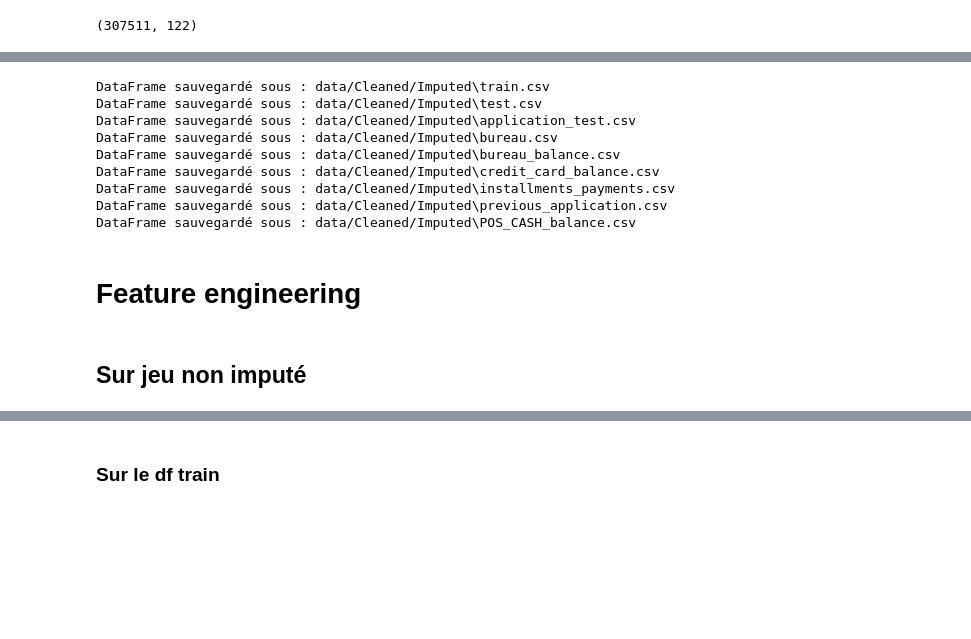
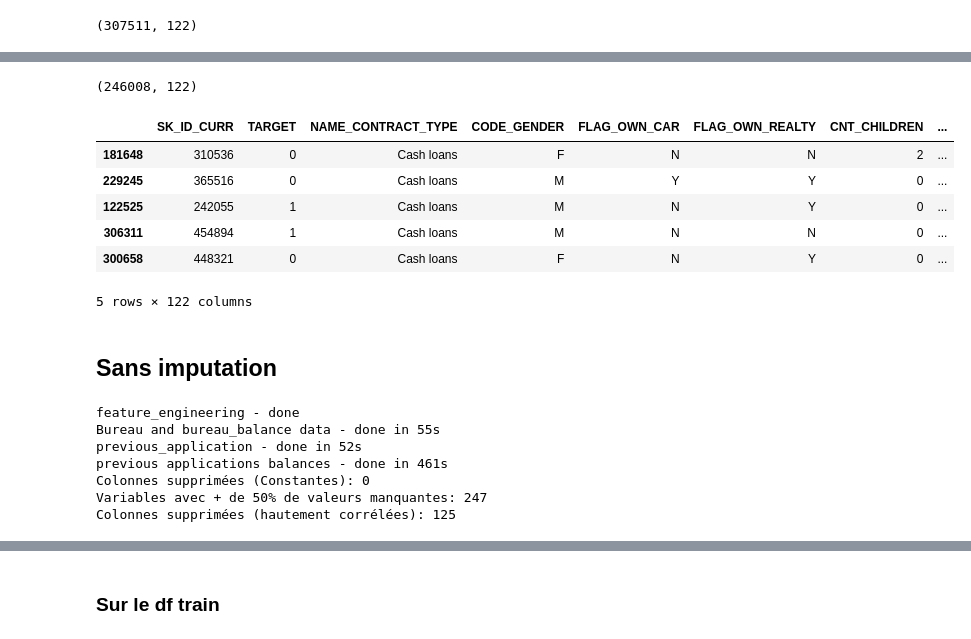
Before and after one commit to Stely-data/OC-Projet-7, a Jupyter notebook: Deveau_Estelle_2_notebook_Modelisation_052024.ipynb, the cells around one changed output, grey strips where cells are left out. Saved outputs shown, nothing was run; the diff lists cells and outputs as text; code cells hidden in the pictures; blank space fills up the shorter version.

```diff
--- a/Deveau_Estelle_2_notebook_Modelisation_052024.ipynb
+++ b/Deveau_Estelle_2_notebook_Modelisation_052024.ipynb
@@ -90,7 +86,7 @@ os.listdir("data/sources/")
  'Projet+Mise+en+prod+-+home-credit-default-risk.zip',
  'sample_submission.csv']
 # %%
-PATH = "./data/sources/"
+PATH = "./data/Sources/"
 # %%
 application_train = pd.read_csv(PATH+"/application_train.csv")
 application_test = pd.read_csv(PATH+"/application_test.csv")
@@ -114,4 +101,0 @@ train, test = train_test_split(application_train, test_size=0.2, random_state=21
-# %%
-# Supprimer les lignes où TARGET est manquant dans application_train
-train.dropna(subset=['TARGET'], inplace=True)
-test.dropna(subset=['TARGET'], inplace=True)
@@ -260,18 +102,16 @@ output_dir_imputed = "data/Cleaned/Imputed"
-# %%
-# Sauvegarder chaque DataFrame dans le dossier output_dir avec le nom d'origine
-for name, df in dfs_imputed.items():
-    save_dataframe(df, original_names[name], output_dir_imputed)
-# %% [output]
-DataFrame sauvegardé sous : data/Cleaned/Imputed\train.csv
-DataFrame sauvegardé sous : data/Cleaned/Imputed\test.csv
-DataFrame sauvegardé sous : data/Cleaned/Imputed\application_test.csv
-DataFrame sauvegardé sous : data/Cleaned/Imputed\bureau.csv
-DataFrame sauvegardé sous : data/Cleaned/Imputed\bureau_balance.csv
-DataFrame sauvegardé sous : data/Cleaned/Imputed\credit_card_balance.csv
-DataFrame sauvegardé sous : data/Cleaned/Imputed\installments_payments.csv
-DataFrame sauvegardé sous : data/Cleaned/Imputed\previous_application.csv
-DataFrame sauvegardé sous : data/Cleaned/Imputed\POS_CASH_balance.csv
-# %% [markdown]
-# Feature engineering
-# %% [markdown]
-## Sur jeu non imputé
+# %%
+train.shape
+# %% [output]
+(246008, 122)
+# %%
+train.head(5)
+# %% [output]
+|  | SK_ID_CURR | TARGET | NAME_CONTRACT_TYPE | CODE_GENDER | FLAG_OWN_CAR | FLAG_OWN_REALTY | CNT_CHILDREN | ... |
+| 181648 | 310536 | 0 | Cash loans | F | N | N | 2 | ... |
+| 229245 | 365516 | 0 | Cash loans | M | Y | Y | 0 | ... |
+| 122525 | 242055 | 1 | Cash loans | M | N | Y | 0 | ... |
+| 306311 | 454894 | 1 | Cash loans | M | N | N | 0 | ... |
+| 300658 | 448321 | 0 | Cash loans | F | N | Y | 0 | ... |
+5 rows × 122 columns
+# %% [markdown]
+## Sans imputation
@@ -277,0 +121,10 @@ DataFrame sauvegardé sous : data/Cleaned/Imputed\POS_CASH_balance.csv
+# %%
+train_transformed = pipeline.fit(train)
+# %% [output]
+feature_engineering - done
+Bureau and bureau_balance data - done in 55s
+previous_application - done in 52s
+previous applications balances - done in 461s
+Colonnes supprimées (Constantes): 0
+Variables avec + de 50% de valeurs manquantes: 247
+Colonnes supprimées (hautement corrélées): 125
```
Also changed, not shown: parts of 132 cells of this notebook, 23 other files.
